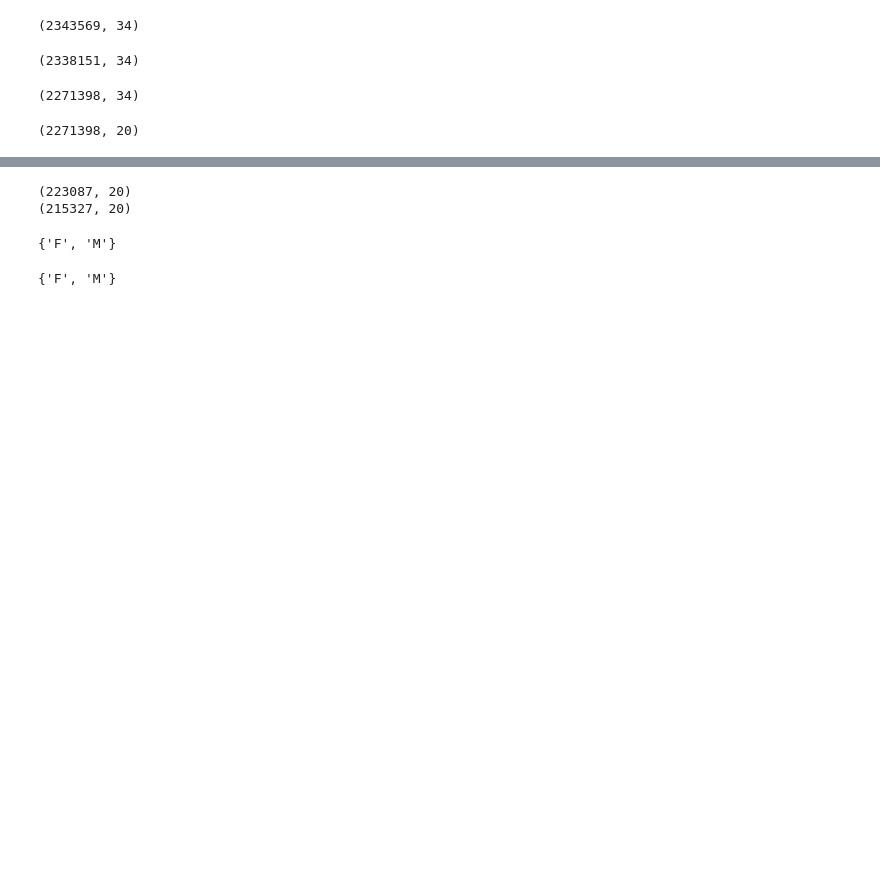
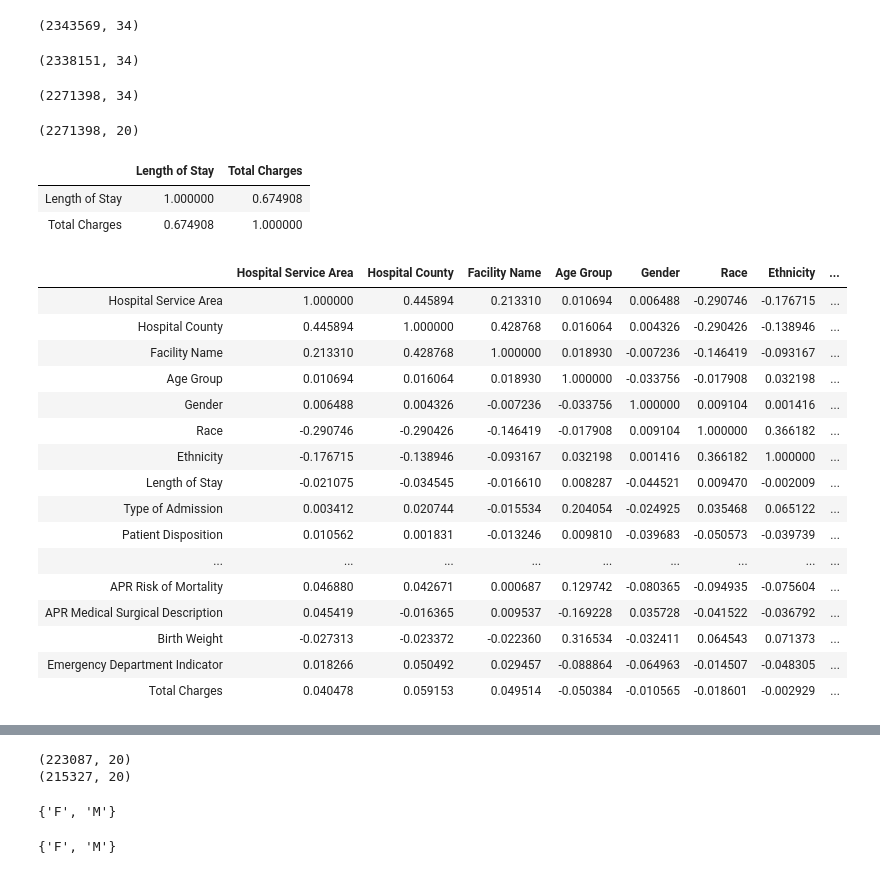
Before and after one commit to Sapphirine/201912-28-NY_State_Inpatient_Healthcare_Analysis, a Jupyter notebook: bias/Bias4Birth.ipynb, the cells around one changed output, grey strips where cells are left out. Cells and saved outputs as stored; diff of their text form; code cells hidden in the pictures; blank space fills up the shorter version.

```diff
--- a/bias/Bias4Birth.ipynb
+++ b/bias/Bias4Birth.ipynb
@@ -54,3 +54,33 @@ data = data.drop(droplist, axis=1)
 print(np.shape(data))
 # %% [output]
 (2271398, 20)
+# %%
+data = data[data["Length of Stay"]!="120 +"]
+# %%
+data["Length of Stay"] = data["Length of Stay"].apply(pd.to_numeric)
+# %%
+data.corr(method='pearson', min_periods=1)
+# %% [output]
+|  | Length of Stay | Total Charges |
+| Length of Stay | 1.000000 | 0.674908 |
+| Total Charges | 0.674908 | 1.000000 |
+# %%
+data.apply(lambda x : pd.factorize(x)[0]).corr(method='pearson', min_periods=1)
+# %% [output]
+|  | Hospital Service Area | Hospital County | Facility Name | Age Group | Gender | Race | Ethnicity | ... |
+| Hospital Service Area | 1.000000 | 0.445894 | 0.213310 | 0.010694 | 0.006488 | -0.290746 | -0.176715 | ... |
+| Hospital County | 0.445894 | 1.000000 | 0.428768 | 0.016064 | 0.004326 | -0.290426 | -0.138946 | ... |
+| Facility Name | 0.213310 | 0.428768 | 1.000000 | 0.018930 | -0.007236 | -0.146419 | -0.093167 | ... |
+| Age Group | 0.010694 | 0.016064 | 0.018930 | 1.000000 | -0.033756 | -0.017908 | 0.032198 | ... |
+| Gender | 0.006488 | 0.004326 | -0.007236 | -0.033756 | 1.000000 | 0.009104 | 0.001416 | ... |
+| Race | -0.290746 | -0.290426 | -0.146419 | -0.017908 | 0.009104 | 1.000000 | 0.366182 | ... |
+| Ethnicity | -0.176715 | -0.138946 | -0.093167 | 0.032198 | 0.001416 | 0.366182 | 1.000000 | ... |
+| Length of Stay | -0.021075 | -0.034545 | -0.016610 | 0.008287 | -0.044521 | 0.009470 | -0.002009 | ... |
+| Type of Admission | 0.003412 | 0.020744 | -0.015534 | 0.204054 | -0.024925 | 0.035468 | 0.065122 | ... |
+| Patient Disposition | 0.010562 | 0.001831 | -0.013246 | 0.009810 | -0.039683 | -0.050573 | -0.039739 | ... |
+| ... | ... | ... | ... | ... | ... | ... | ... | ... |
+| APR Risk of Mortality | 0.046880 | 0.042671 | 0.000687 | 0.129742 | -0.080365 | -0.094935 | -0.075604 | ... |
+| APR Medical Surgical Description | 0.045419 | -0.016365 | 0.009537 | -0.169228 | 0.035728 | -0.041522 | -0.036792 | ... |
+| Birth Weight | -0.027313 | -0.023372 | -0.022360 | 0.316534 | -0.032411 | 0.064543 | 0.071373 | ... |
+| Emergency Department Indicator | 0.018266 | 0.050492 | 0.029457 | -0.088864 | -0.064963 | -0.014507 | -0.048305 | ... |
+| Total Charges | 0.040478 | 0.059153 | 0.049514 | -0.050384 | -0.010565 | -0.018601 | -0.002929 | ... |
```
Also changed, not shown: parts of 4 cells of this notebook, 10 other files.
